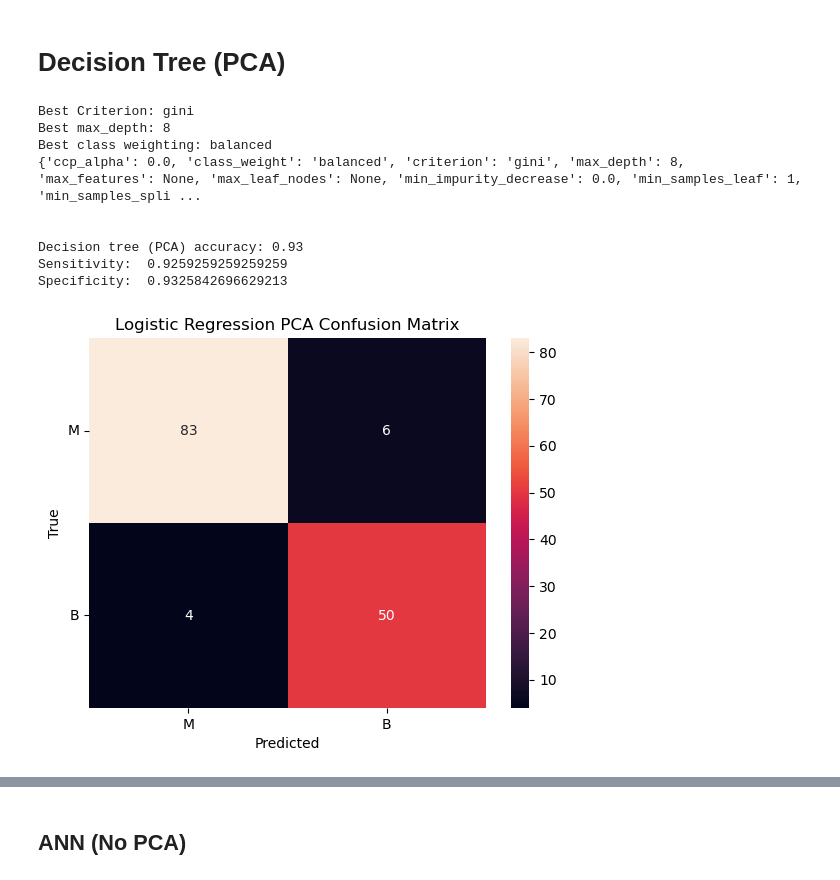
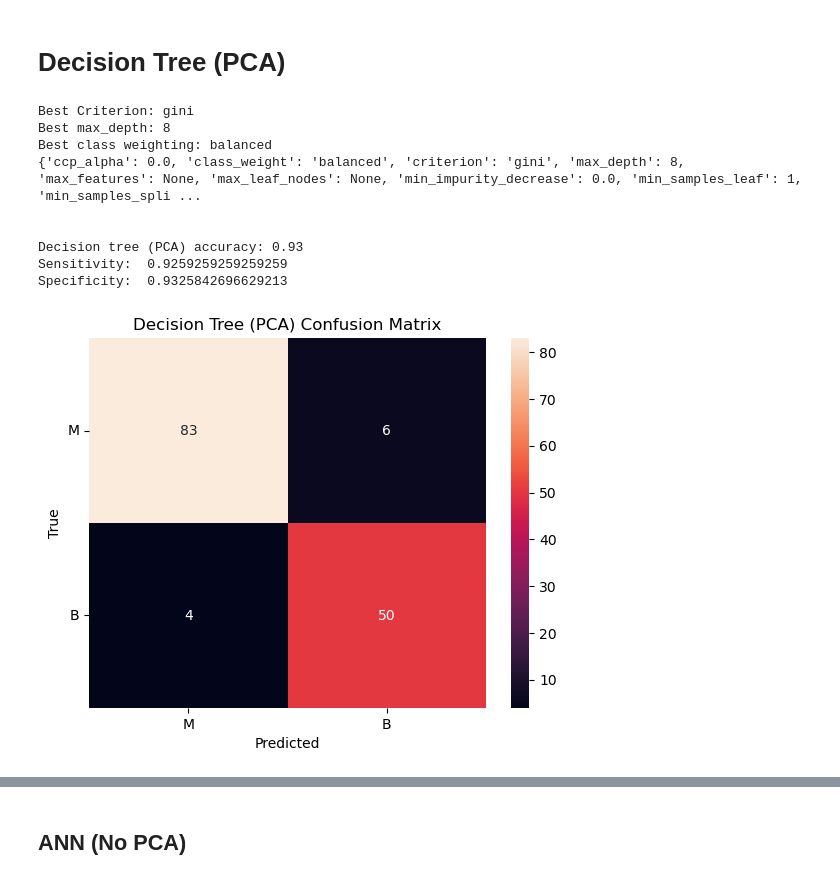
Before and after one commit to benjamin-ravenscroft/CISC471-Project, a Jupyter notebook: EDA.ipynb, the cells around one changed output, grey strips where cells are left out. Drawn from its saved outputs; the diff is of its cells as text; code cells hidden in the pictures.

```diff
--- a/EDA.ipynb
+++ b/EDA.ipynb
@@ -649,7 +649,7 @@ print(log_pca_model_cv)
 # %%
 from sklearn.metrics import accuracy_score, confusion_matrix
 
-def results(pred, true, test_str):
+def results(pred, true, test_str, title_str):
     classes = ['M', 'B']
 
     print(test_str, round(accuracy_score(true, pred), 3))
@@ -666,7 +666,7 @@ def results(pred, true, test_str):
     sns.heatmap(cm, annot=True, ax = ax, fmt='g')
     ax.set_xlabel('Predicted')
     ax.set_ylabel('True')
-    ax.set_title('Logistic Regression PCA Confusion Matrix')
+    ax.set_title(title_str)
     ax.xaxis.set_ticklabels(classes)
     ax.yaxis.set_ticklabels(classes, rotation=360)
 # %%
@@ -728,32 +737,32 @@ max_depth = [2,4,6,8,10,12,14]
 class_weight = [None, 'balanced']
 
 parameters = dict(criterion=criterion,
                   max_depth=max_depth,
                   class_weight=class_weight)
 
 clf_GS = GridSearchCV(dt, parameters)
 clf_GS.fit(train_pca, train_targets)
 
 print(f"Best Criterion: {clf_GS.best_estimator_.get_params()['criterion']}")
 print(f"Best max_depth: {clf_GS.best_estimator_.get_params()['max_depth']}")
 print(f"Best class weighting: {clf_GS.best_estimator_.get_params()['class_weight']}")
 print(f"{clf_GS.best_estimator_.get_params()}")
 print("\n")
 
 clf_GS.score(train_pca, train_targets)
 clf_GS.score(test_pca, test_targets)
 
 test_pred = clf_GS.predict(test_pca)
 
-results(test_pred, test_targets, "Decision tree (PCA) accuracy:")
+results(test_pred, test_targets, "Decision tree (PCA) accuracy:", "Decision Tree (PCA) Confusion Matrix")
 # %% [output]
 Best Criterion: gini
 Best max_depth: 8
 Best class weighting: balanced
 {'ccp_alpha': 0.0, 'class_weight': 'balanced', 'criterion': 'gini', 'max_depth': 8, 'max_features': None, 'max_leaf_nodes': None, 'min_impurity_decrease': 0.0, 'min_samples_leaf': 1, 'min_samples_spli ...
 
 
 Decision tree (PCA) accuracy: 0.93
 Sensitivity:  0.9259259259259259
 Specificity:  0.9325842696629213
-[figure, old version]
+[figure, new version]
```
Also changed, not shown: parts of 7 cells of this notebook.
